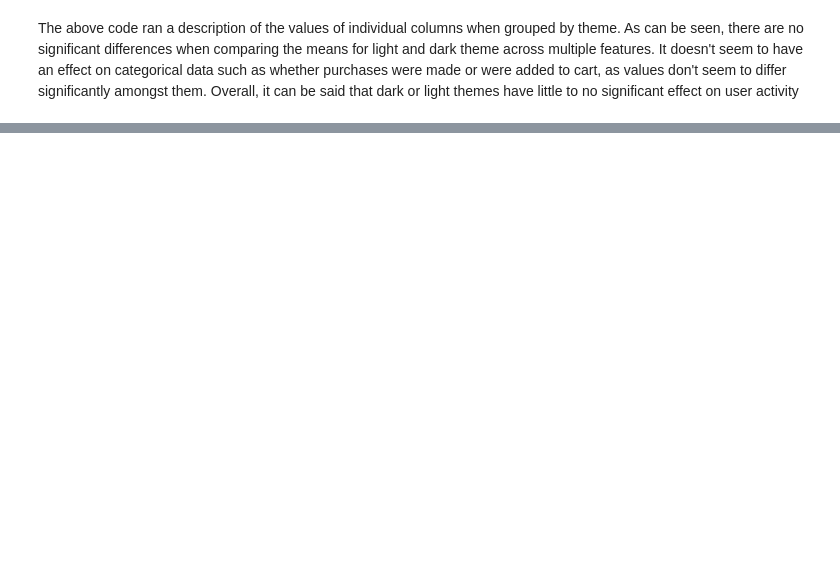
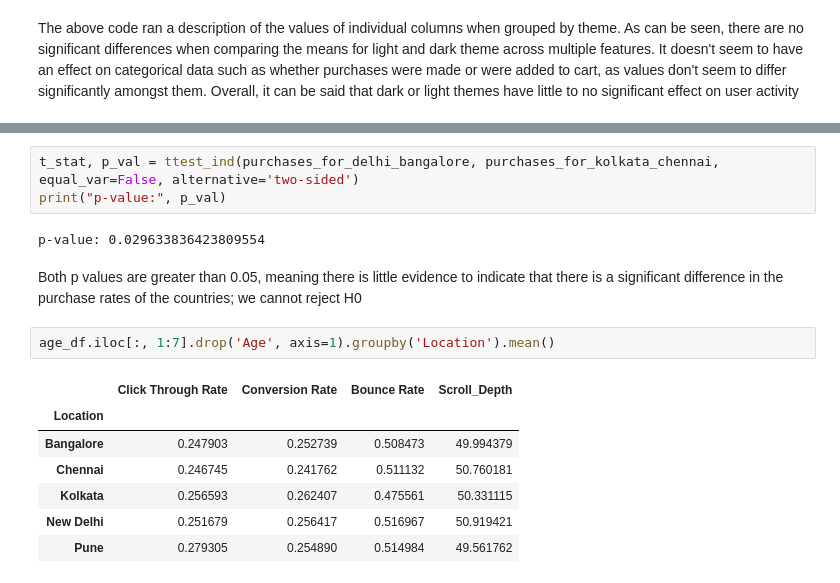
Before and after one commit to PhrogOfTheDay/WebsiteStatisticsAnalysis, a Jupyter notebook: Retention Analysis.ipynb, the cells around one changed output, grey strips where cells are left out. Cells and saved outputs as stored; diff of their text form; blank space fills up the shorter version.

```diff
--- a/Retention Analysis.ipynb
+++ b/Retention Analysis.ipynb
@@ -205,0 +290,17 @@ df
+# %%
+t_stat, p_val = ttest_ind(purchases_for_delhi_bangalore, purchases_for_kolkata_chennai, equal_var=False, alternative='two-sided')
+print("p-value:", p_val)
+# %% [output]
+p-value: 0.029633836423809554
+# %% [markdown]
+Both p values are greater than 0.05, meaning there is little evidence to indicate that there is a significant difference in the purchase rates of the countries; we cannot reject H0
+# %%
+age_df.iloc[:, 1:7].drop('Age', axis=1).groupby('Location').mean()
+# %% [output]
+|  | Click Through Rate | Conversion Rate | Bounce Rate | Scroll_Depth |
+| Location |  |  |  |  |
+| Bangalore | 0.247903 | 0.252739 | 0.508473 | 49.994379 |
+| Chennai | 0.246745 | 0.241762 | 0.511132 | 50.760181 |
+| Kolkata | 0.256593 | 0.262407 | 0.475561 | 50.331115 |
+| New Delhi | 0.251679 | 0.256417 | 0.516967 | 50.919421 |
+| Pune | 0.279305 | 0.254890 | 0.514984 | 49.561762 |
```
Also changed, not shown: parts of 37 cells of this notebook.
